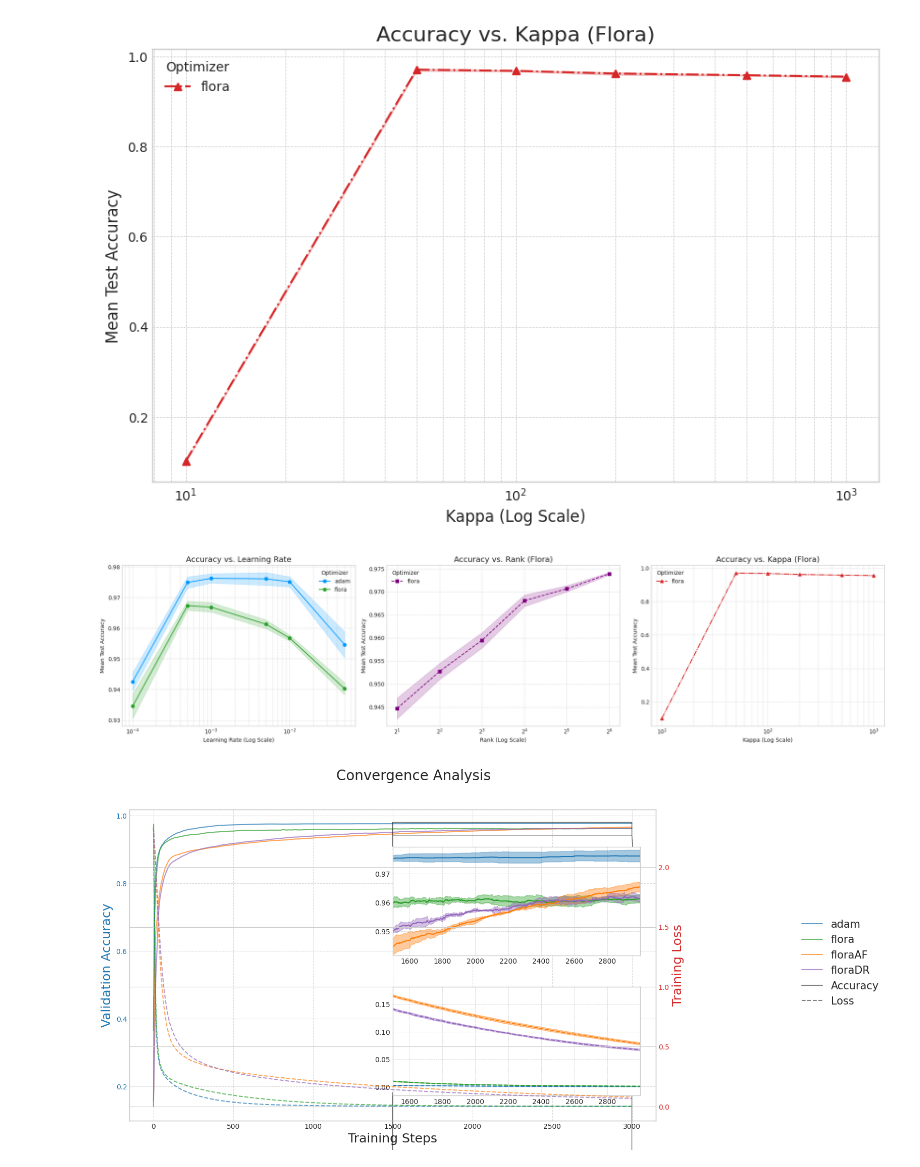
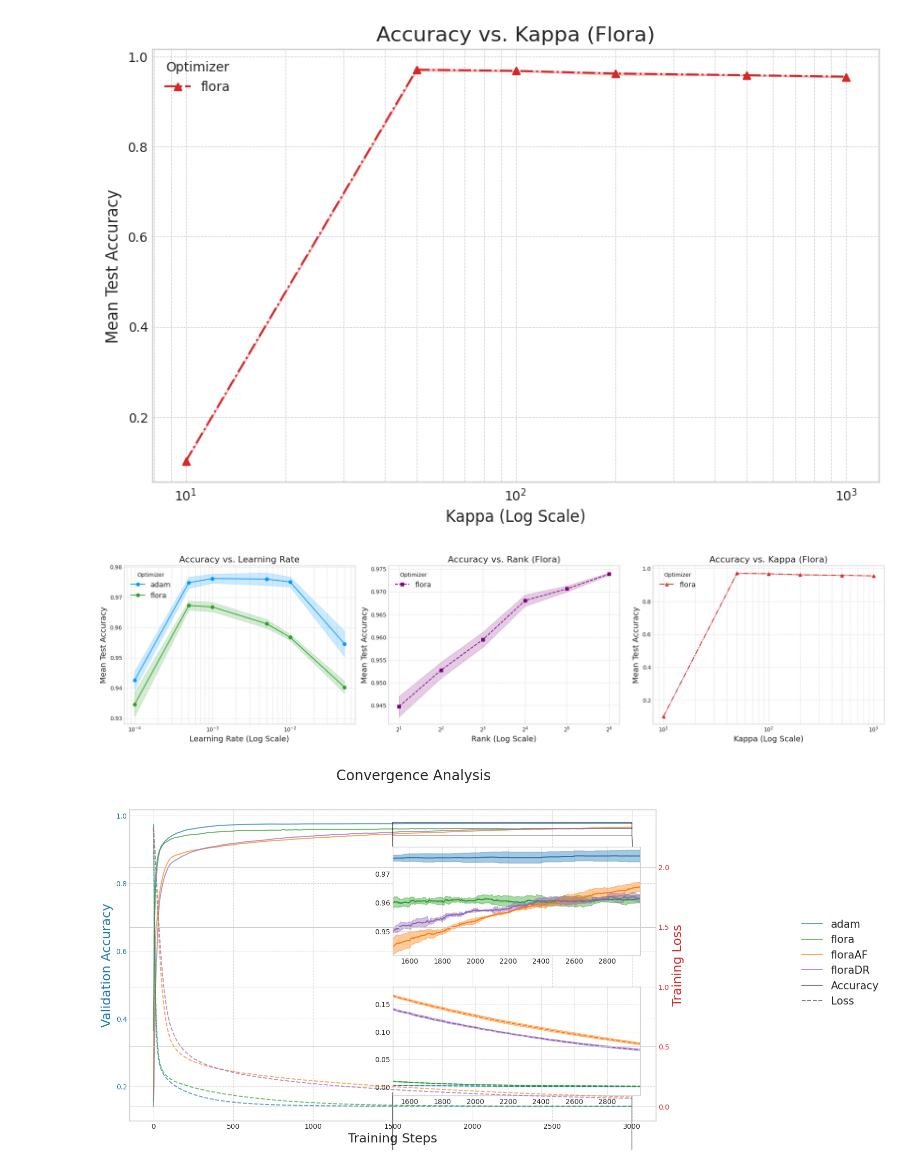
Before and after one commit to thecodehen/epfl-cs439-s25-project, a Jupyter notebook: plot.ipynb, the cells around one changed output. Cells and saved outputs as stored; diff of their text form; code cells hidden in the pictures.

Commit message:
larger fontsize

```diff
--- a/plot.ipynb
+++ b/plot.ipynb
@@ -650,43 +650,43 @@ def plot_subplot(ax, data, config):
         ax.fill_between(x_values, means - stds, means + stds, color=style.get('color'), alpha=0.2)
 
     ax.set_xscale('log', base=config['log_base'])
-    ax.set_title(config['title'], fontsize=14)
-    ax.set_xlabel(config['xlabel'], fontsize=10)
-    ax.set_ylabel('Mean Test Accuracy', fontsize=10)
+    ax.set_title(config['title'], fontsize=16)
+    ax.set_xlabel(config['xlabel'], fontsize=14)
+    ax.set_ylabel('Mean Test Accuracy', fontsize=14)
     ax.grid(True, which='both', linestyle='--', linewidth=0.5)
-    ax.legend(title='Optimizer')
+    ax.legend(title='Optimizer', fontsize=13)
 
 
 # --- Main Execution ---
 if __name__ == "__main__":
     plt.style.use('seaborn-v0_8-whitegrid')
 
     # --- CHANGED LINE 1: Create a 1x3 subplot layout with a wider figure size ---
     fig, axes = plt.subplots(1, 3, figsize=(20, 5))
 
     # --- Generate each plot ---
     # Plot 1: Learning Rate
     lr_data = aggregate_data(LR_CONFIG)
     plot_subplot(axes[0], lr_data, LR_CONFIG)
 
     # Plot 2: Rank
     rank_data = aggregate_data(RANK_CONFIG)
     plot_subplot(axes[1], rank_data, RANK_CONFIG)
 
     # Plot 3: Kappa
     kappa_data = aggregate_data(KAPPA_CONFIG)
     plot_subplot(axes[2], kappa_data, KAPPA_CONFIG)
 
     # --- CHANGED LINE 2: Adjust layout to prevent labels from overlapping ---
     plt.tight_layout()
 
     # Save the final figure
     fig.savefig('combined_horizontal_plots.pdf', bbox_inches='tight')
 
     # Display the final figure
     plt.show()
 # %% [output]
-[figure, old version]
+[figure, new version]
 # %%
 import pathlib
 import numpy as np
```
Also changed, not shown: 1 other file.
